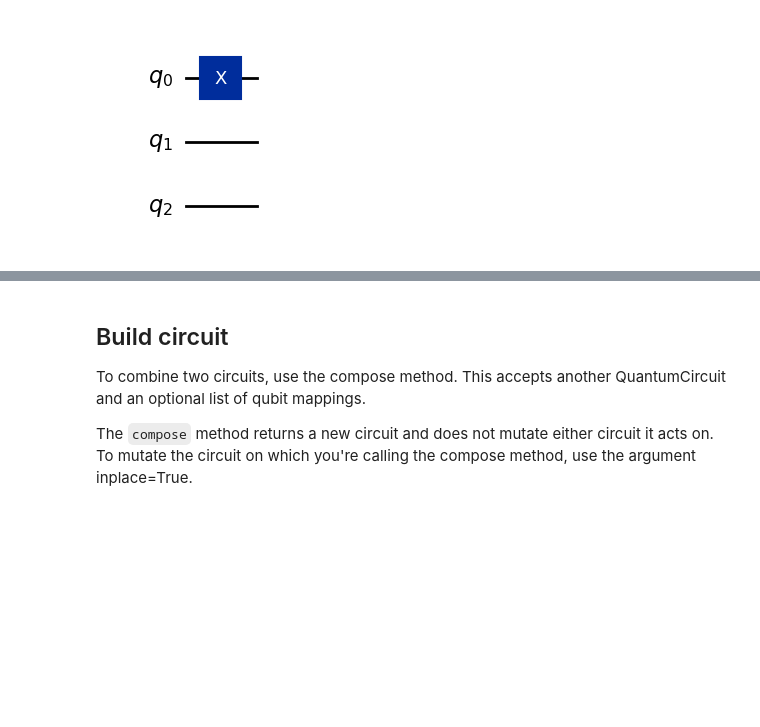
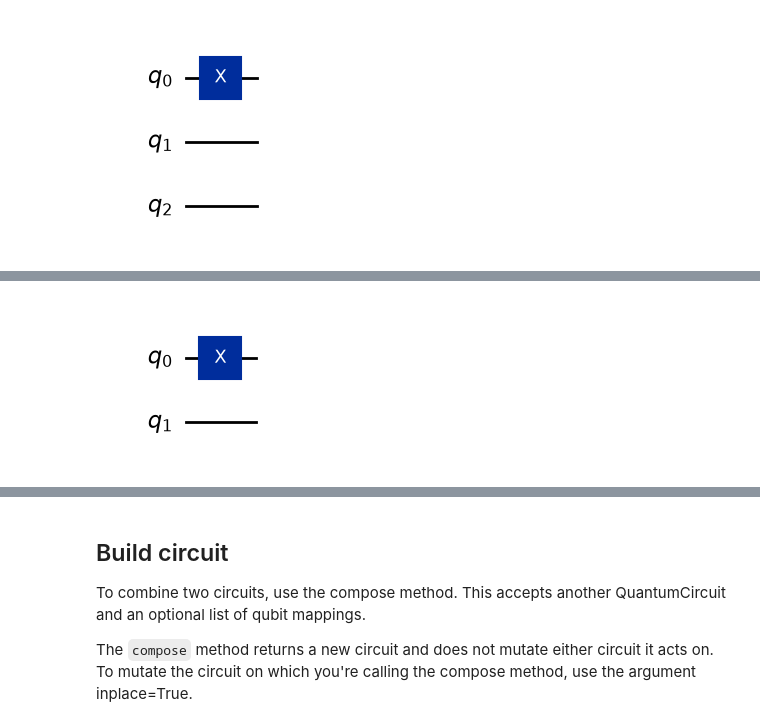
Before and after one commit to anferivera/Fisica_Computacional_1, a Jupyter notebook: Sesiones/QC/5_qiskit.ipynb, the cells around one changed output, grey strips where cells are left out. Drawn from its saved outputs; the diff is of its cells as text; code cells hidden in the pictures; blank space fills up the shorter version.

```diff
--- a/Sesiones/QC/5_qiskit.ipynb
+++ b/Sesiones/QC/5_qiskit.ipynb
@@ -113,0 +95,8 @@ q: ┤ X ├
+# %%
+from qiskit import QuantumCircuit
+
+qc = QuantumCircuit(2)
+qc.x(0)
+qc.draw('mpl')
+# %% [output]
+[figure, added]
```
Also changed, not shown: parts of 29 cells of this notebook, 1 other file.
